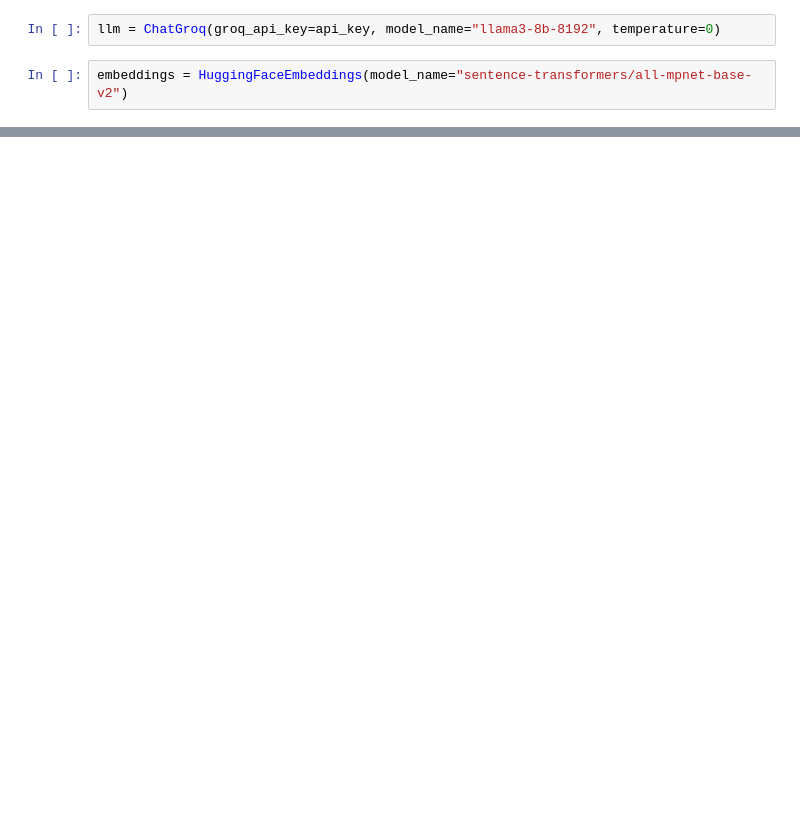
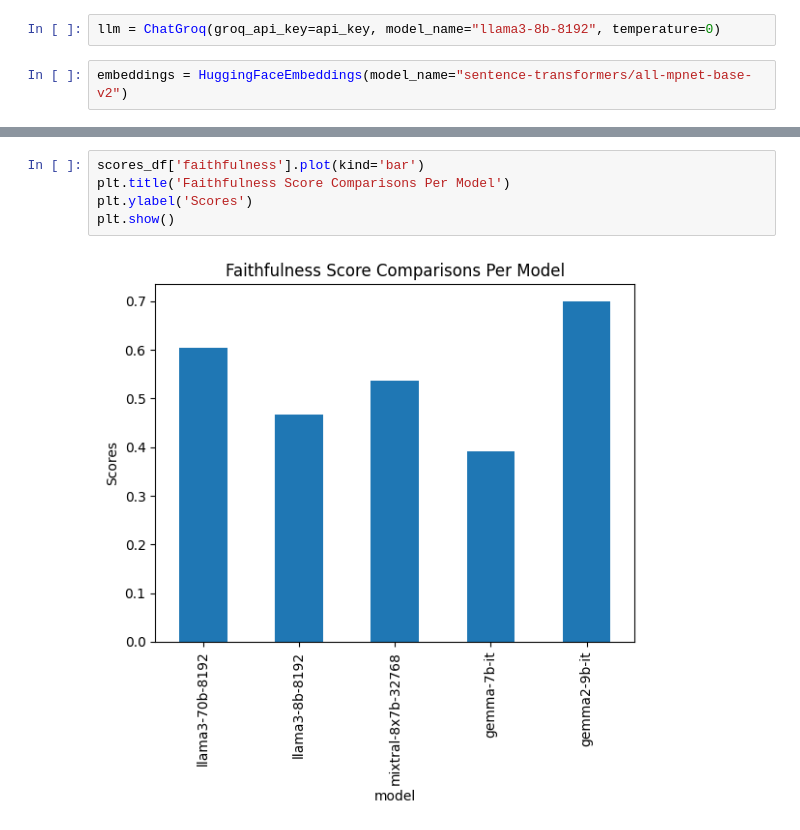
Before and after one commit to NickTzan/support-chatbot, a Jupyter notebook: evaluate.ipynb, the cells around one changed output, grey strips where cells are left out. Drawn from its saved outputs; the diff is of its cells as text; blank space fills up the shorter version.

```diff
--- a/evaluate.ipynb
+++ b/evaluate.ipynb
@@ -62,0 +79,7 @@ scores_df.head()
+# %%
+scores_df['faithfulness'].plot(kind='bar')
+plt.title('Faithfulness Score Comparisons Per Model')
+plt.ylabel('Scores')
+plt.show()
+# %% [output]
+[figure, added]
```
Also changed, not shown: parts of 8 cells of this notebook.
